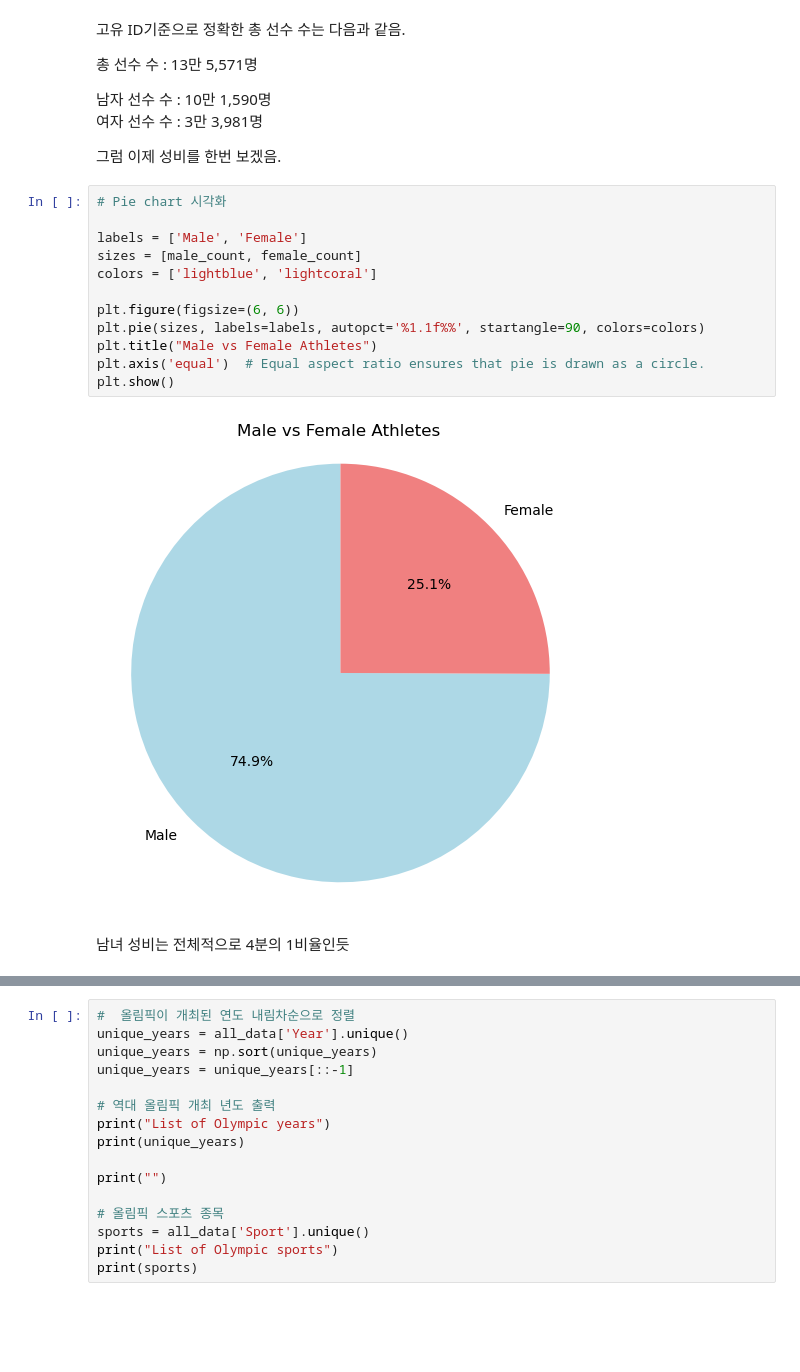
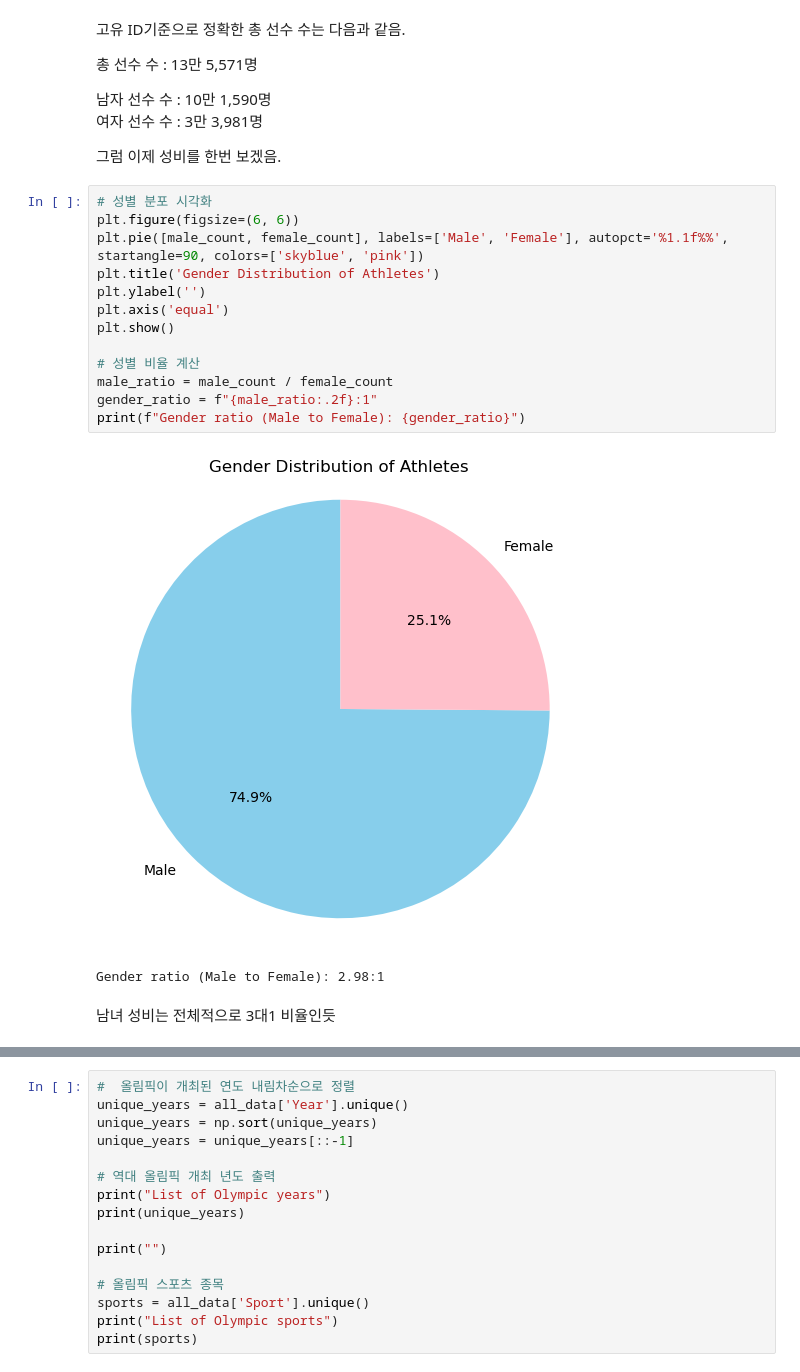
Before and after one commit to SeongJae999/AIffel_Datathon, a Jupyter notebook: olympic.ipynb, the cells around one changed output, grey strips where cells are left out. Cells and saved outputs as stored; diff of their text form; blank space fills up the shorter version.

```diff
--- a/olympic.ipynb
+++ b/olympic.ipynb
@@ -381,19 +381,21 @@ Total number of female athletes: 33981
 여자 선수 수 : 3만 3,981명
 
 그럼 이제 성비를 한번 보겠음.
-# %%
-# Pie chart 시각화
-
-labels = ['Male', 'Female']
-sizes = [male_count, female_count]
-colors = ['lightblue', 'lightcoral']
-
-plt.figure(figsize=(6, 6))
-plt.pie(sizes, labels=labels, autopct='%1.1f%%', startangle=90, colors=colors)
-plt.title("Male vs Female Athletes")
-plt.axis('equal')  # Equal aspect ratio ensures that pie is drawn as a circle.
-plt.show()
-# %% [output]
-[figure, removed]
+# %%
+# 성별 분포 시각화
+plt.figure(figsize=(6, 6))
+plt.pie([male_count, female_count], labels=['Male', 'Female'], autopct='%1.1f%%', startangle=90, colors=['skyblue', 'pink'])
+plt.title('Gender Distribution of Athletes')
+plt.ylabel('')
+plt.axis('equal')
+plt.show()
+
+# 성별 비율 계산
+male_ratio = male_count / female_count
+gender_ratio = f"{male_ratio:.2f}:1"
+print(f"Gender ratio (Male to Female): {gender_ratio}")
+# %% [output]
+[figure, added]
+Gender ratio (Male to Female): 2.98:1
 # %% [markdown]
-남녀 성비는 전체적으로 4분의 1비율인듯
+남녀 성비는 전체적으로 3대1 비율인듯
```
Also changed, not shown: parts of 12 cells of this notebook.
